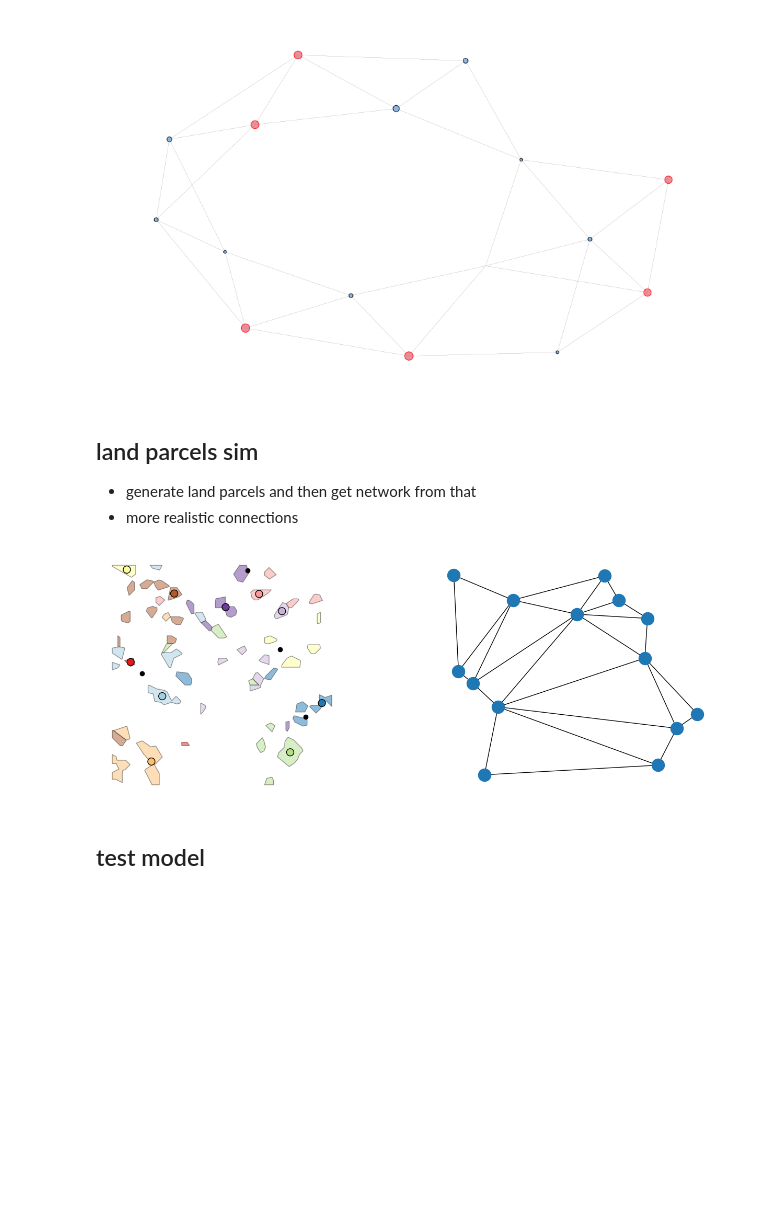
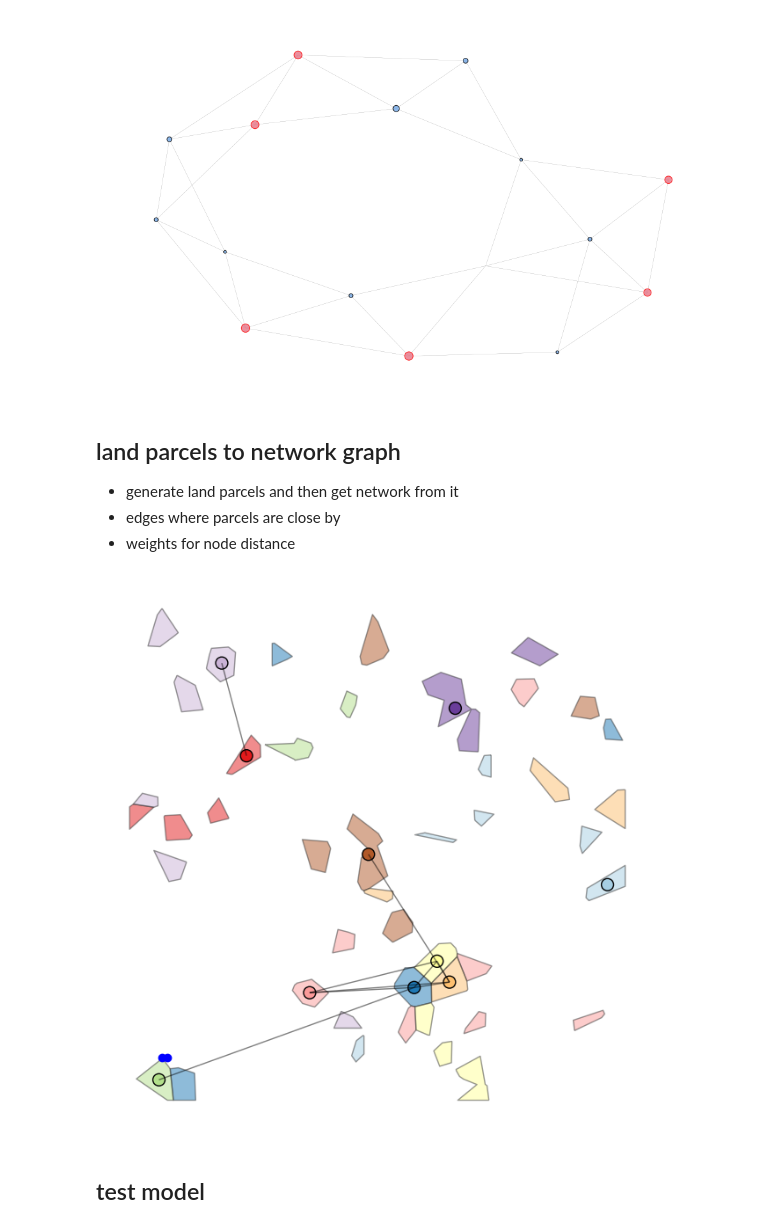
Before and after one commit to dmnfarrell/btbabm, a Jupyter notebook: notebooks/abm_simulation.ipynb, the cells around one changed output. Drawn from its saved outputs; the diff is of its cells as text; code cells hidden in the pictures; blank space fills up the shorter version.

Commit message:
can make graph from parcels

```diff
--- a/notebooks/abm_simulation.ipynb
+++ b/notebooks/abm_simulation.ipynb
@@ -40,35 +40,52 @@ utils.plot_grid(model,ax=ax,colorby='loc_type')
 # %% [output]
 [figure]
 # %% [markdown]
-## land parcels sim
+## land parcels to network graph
 
-- generate land parcels and then get network from that
-- more realistic connections
+- generate land parcels and then get network from it
+- edges where parcels are close by
+- weights for node distance
 # %%
 reload(utils)
-farms = utils.generate_land_parcels(700,10,.1,seed=28)
-fig,ax=plt.subplots(1,2,figsize=(16,6))
-ax=ax.flat
-farms.plot(column='herd',ec='.2',cmap='Paired',alpha=0.5,ax=ax[0])#,legend=True)
+farms = utils.generate_land_parcels(500,10,frac=.1,shuffle=0.2,seed=9)
+fig,ax=plt.subplots(1,1,figsize=(8,8))
+#ax=ax.flat
+farms.plot(column='herd',ec='.2',cmap='Paired',alpha=0.5,ax=ax)#,legend=True)
 #add setts
-setts = utils.random_geodataframe(4)
+setts = utils.random_geodataframe(2)
 setts['loc_type']='sett'
-setts.plot(color='black',ax=ax[0])
-ax[0].axis('off')
+setts.plot(color='blue',ax=ax)
+ax.axis('off')
 
 #get cents
 larg = farms.geometry.apply(utils.get_largest_poly)
-cent = gpd.GeoDataFrame(data=farms,geometry=larg.geometry.centroid)
-cent.plot(column='herd',cmap='Paired',ec='black',s=100,ax=ax[0])
+cent = gpd.GeoDataFrame(data=farms.copy(),geometry=larg.geometry.centroid)
+cent.plot(column='herd',cmap='Paired',ec='black',s=100,ax=ax)
 cent['loc_type']='cow'
 
 #make network graph
-gdf = pd.concat([setts,cent]).reset_index()
+#gdf = pd.concat([setts,cent]).reset_index(drop=True)
 #print (gdf)
-G,pos = utils.delaunay_pysal(gdf, 'ID', attrs=['loc_type'])
-nx.draw(G,pos,ax=ax[1])
+#G,pos = utils.delaunay_pysal(gdf, attrs=['loc_type','herd'])
+
+G,pos = utils.geodataframe_to_graph(cent, d=200, attrs=['loc_type','herd'])
+
+#add egdes where nodes have contiguous parcels
+
+cont = utils.contiguous_parcels(farms)
+#print (cont)
+for n in G.nodes:
+    #print (n,G.nodes[n])
+    #print(nx.get_node_attributes(G,n))
+    for j in cont[n]:
+        if j!=n:
+            G.add_edge(n,j)
+
+nx.draw(G,pos,node_size=0,alpha=0.5,ax=ax)
+#nx.draw(G,pos,ax=ax[1])
+#farms.fragments.hist(grid=False,ax=ax[2])
 # %% [output]
-[figure, old version]
+[figure, new version]
 # %% [markdown]
 ## test model
 # %%
```
Also changed, not shown: parts of 13 cells of this notebook, 2 other files.
